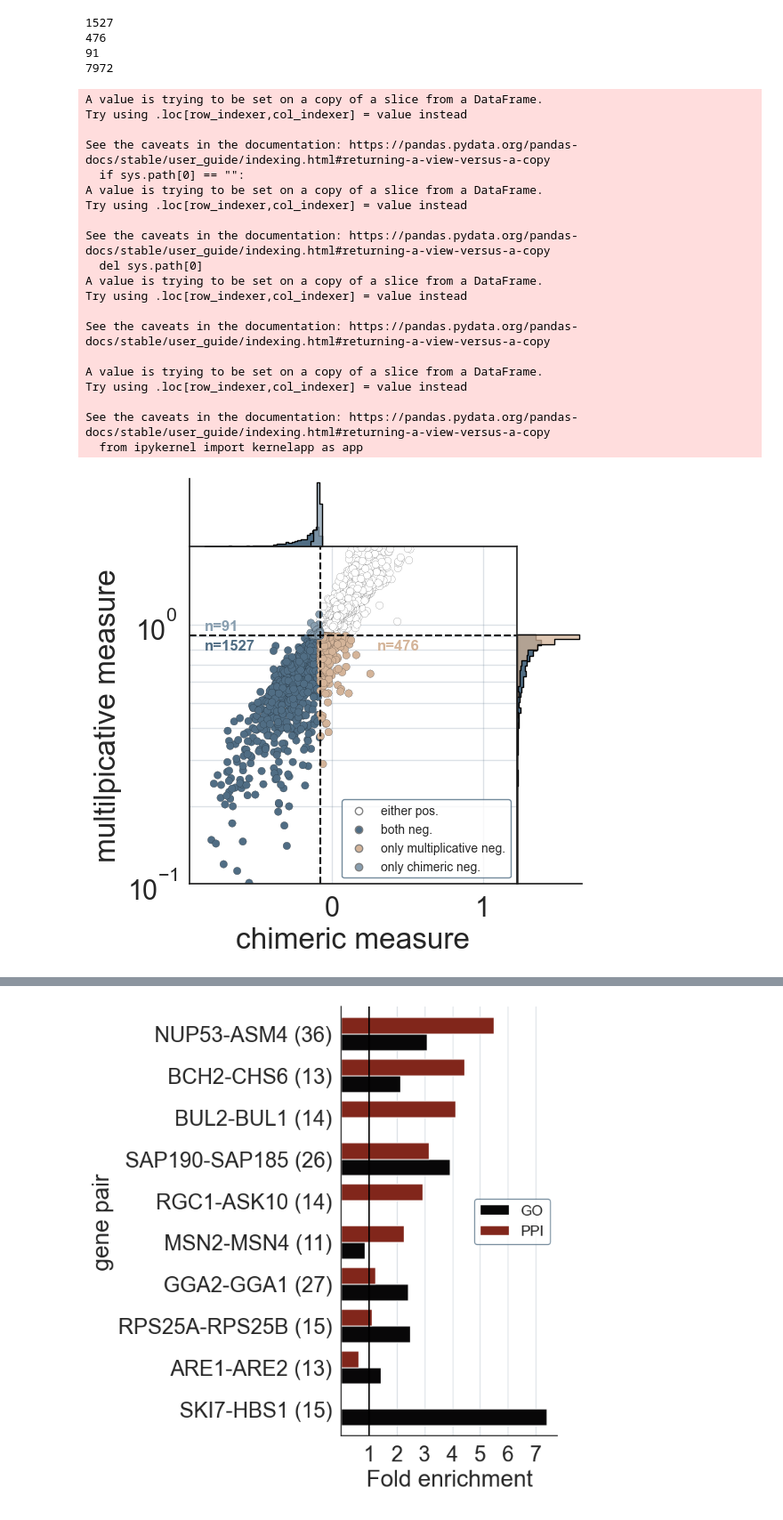
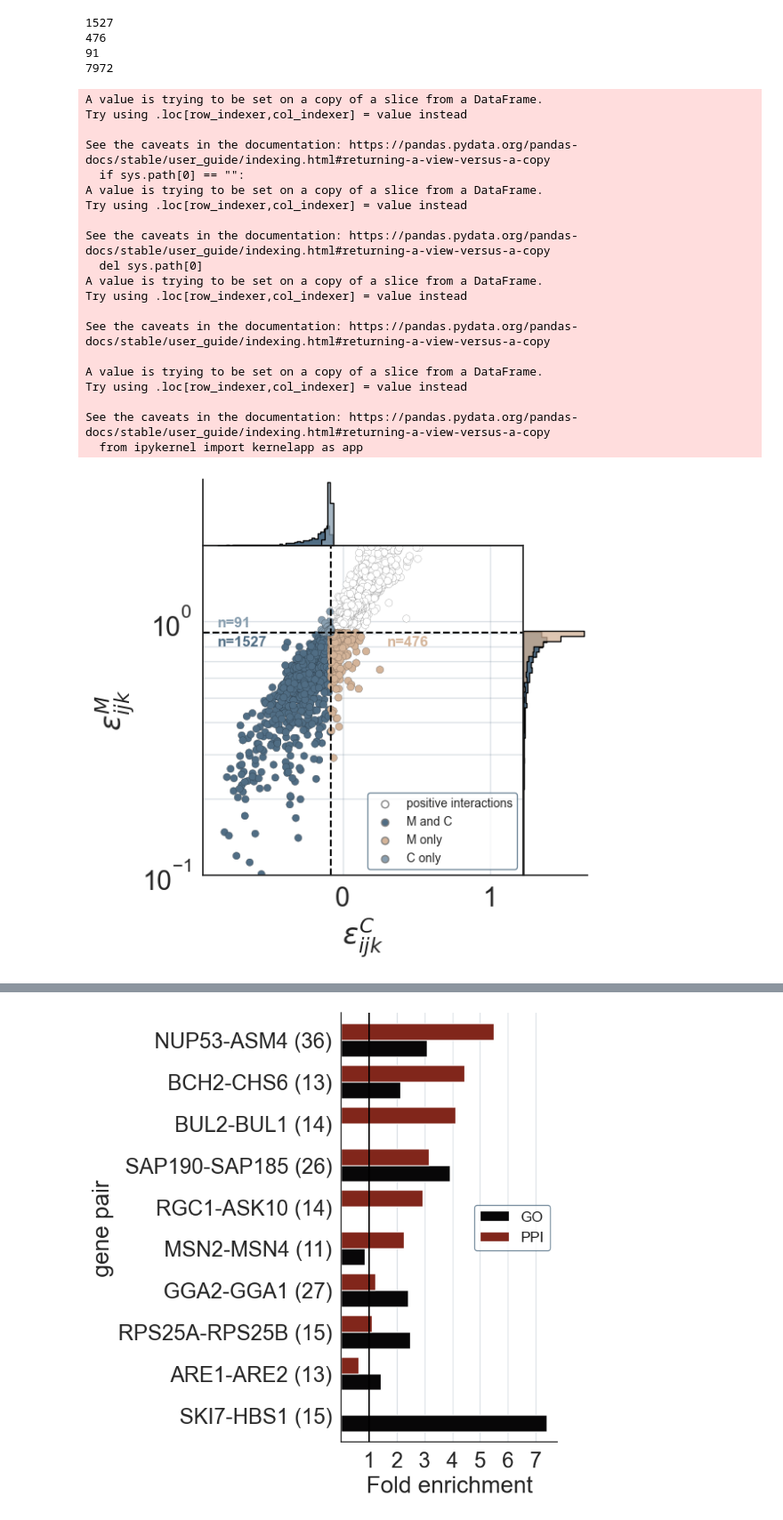
Before and after one commit to brian-arnold/epistasis_reanalysis, a Jupyter notebook: yeast_screens/Kuzmin_data_analysis_cp.ipynb, the cells around one changed output, grey strips where cells are left out. Shown at 89% size. Cells and saved outputs as stored; diff of their text form; code cells hidden in the pictures.

Commit message:
updated graphical plots of trigenic interactions

```diff
--- a/yeast_screens/Kuzmin_data_analysis_cp.ipynb
+++ b/yeast_screens/Kuzmin_data_analysis_cp.ipynb
@@ -802,10 +843,10 @@ only_mult2 = only_mult
 only_reported2 = only_reported
 all2 = all
 
-overlap2['type'] = "both neg."
-only_mult2['type'] = "only multiplicative neg."
-only_reported2['type'] = "only chimeric neg."
-all2['type'] = 'either pos.'
+overlap2['type'] = "M and C"
+only_mult2['type'] = "M only"
+only_reported2['type'] = "C only"
+all2['type'] = 'positive interactions'
 
 test = pd.concat([all2, overlap2, only_mult2, only_reported2])
 sns.set_palette(['white', overlap_color, only_mult_color, only_reported_color])
@@ -832,8 +873,8 @@ g.ax_joint.set_yscale('log')
 g.ax_joint.axvline(-0.08, linestyle="--", color="black")
 g.ax_joint.axhline(tau_mult_sig_val['neg'], linestyle="--", color="black")
 
-g.ax_joint.set_xlabel("chimeric measure")
-g.ax_joint.set_ylabel("multilpicative measure")
+g.ax_joint.set_xlabel(r'$\epsilon_{ijk}^C$')
+g.ax_joint.set_ylabel(r'$\epsilon_{ijk}^M$')
 
 sns.histplot(overlap, x='adjusted_interaction_score_epsilon_or_tau', color=overlap_color, stat='probability', binwidth=bin_wid, element='step', edgecolor="black", alpha=1, ax=g.ax_marg_x)
 sns.histplot(only_reported, x='adjusted_interaction_score_epsilon_or_tau', color=only_reported_color, stat='probability', binwidth=bin_wid, element='step', edgecolor="black",ax=g.ax_marg_x)
@@ -854,34 +895,34 @@ g.ax_joint.text(-0.85, 0.80,  f"n={results['number'][0]}", horizontalalignment='
 # mult only
 if dataset == "Kuzmin2018":
     g.ax_joint.text(-0.06, 0.11,  f"n={results['number'][2]}", horizontalalignment='left', size=12, color=only_mult_color, weight='semibold')
 else:
     g.ax_joint.text(0.3, 0.8,  f"n={results['number'][2]}", horizontalalignment='left', size=12, color=only_mult_color, weight='semibold')
 
 sns.despine()
 
 plt.savefig('/Users/bjarnold/Princeton_DataX/Epistasis/higher_order_reanalysis/yeast_screens/figs/panels_tmp/jointgrid.pdf')
 # %% [output]
 A value is trying to be set on a copy of a slice from a DataFrame.
 Try using .loc[row_indexer,col_indexer] = value instead
 
 See the caveats in the documentation: https://pandas.pydata.org/pandas-docs/stable/user_guide/indexing.html#returning-a-view-versus-a-copy
   if sys.path[0] == "":
 A value is trying to be set on a copy of a slice from a DataFrame.
 Try using .loc[row_indexer,col_indexer] = value instead
 
 See the caveats in the documentation: https://pandas.pydata.org/pandas-docs/stable/user_guide/indexing.html#returning-a-view-versus-a-copy
   del sys.path[0]
 A value is trying to be set on a copy of a slice from a DataFrame.
 Try using .loc[row_indexer,col_indexer] = value instead
 
 See the caveats in the documentation: https://pandas.pydata.org/pandas-docs/stable/user_guide/indexing.html#returning-a-view-versus-a-copy
 
 A value is trying to be set on a copy of a slice from a DataFrame.
 Try using .loc[row_indexer,col_indexer] = value instead
 
 See the caveats in the documentation: https://pandas.pydata.org/pandas-docs/stable/user_guide/indexing.html#returning-a-view-versus-a-copy
   from ipykernel import kernelapp as app
-[figure, old version]
+[figure, new version]
 # %%
 g.ax_joint.get_legend_handles_labels()
 # %% [output]
```
Also changed, not shown: parts of 37 cells of this notebook, 14 other files.
